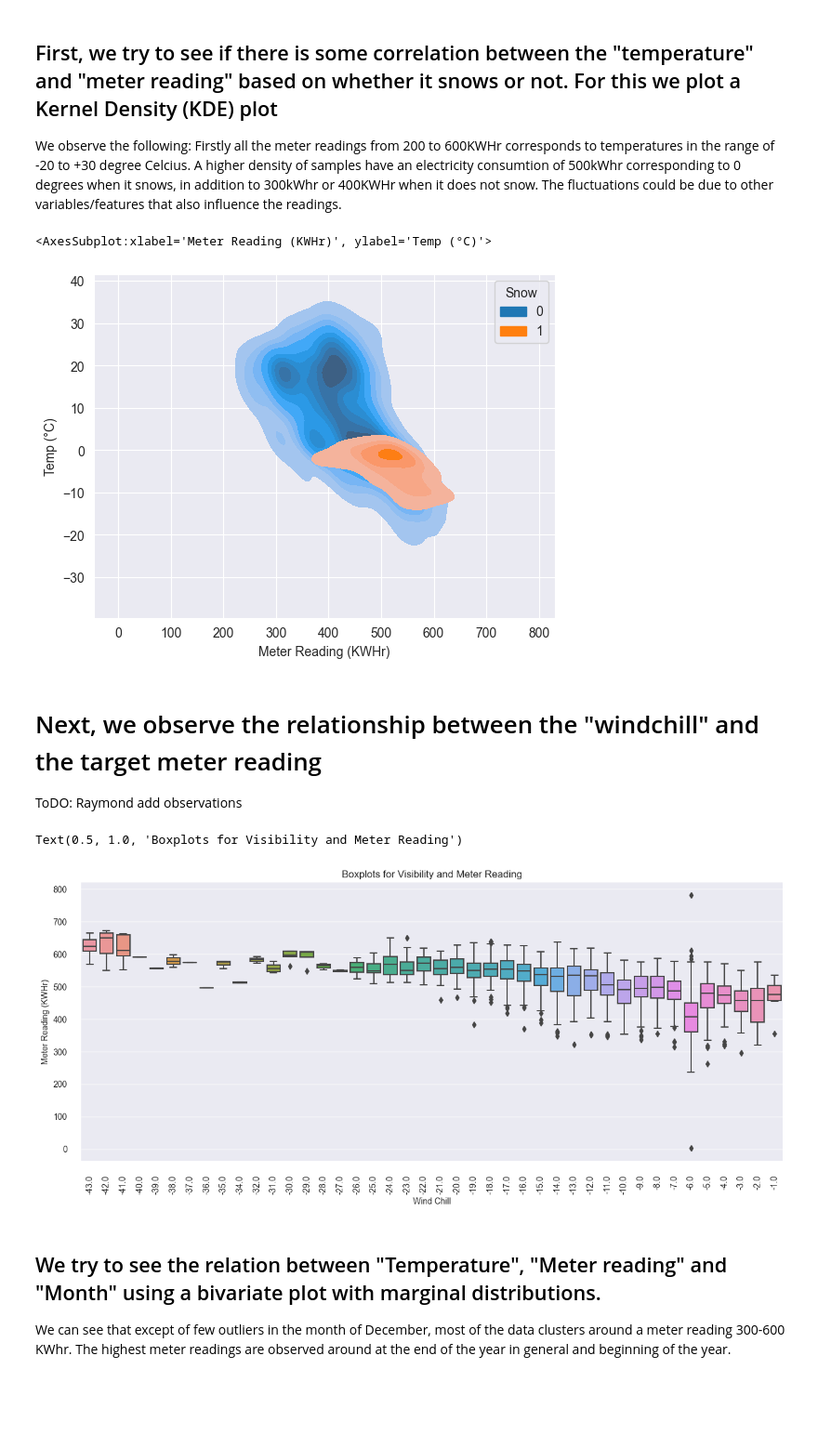
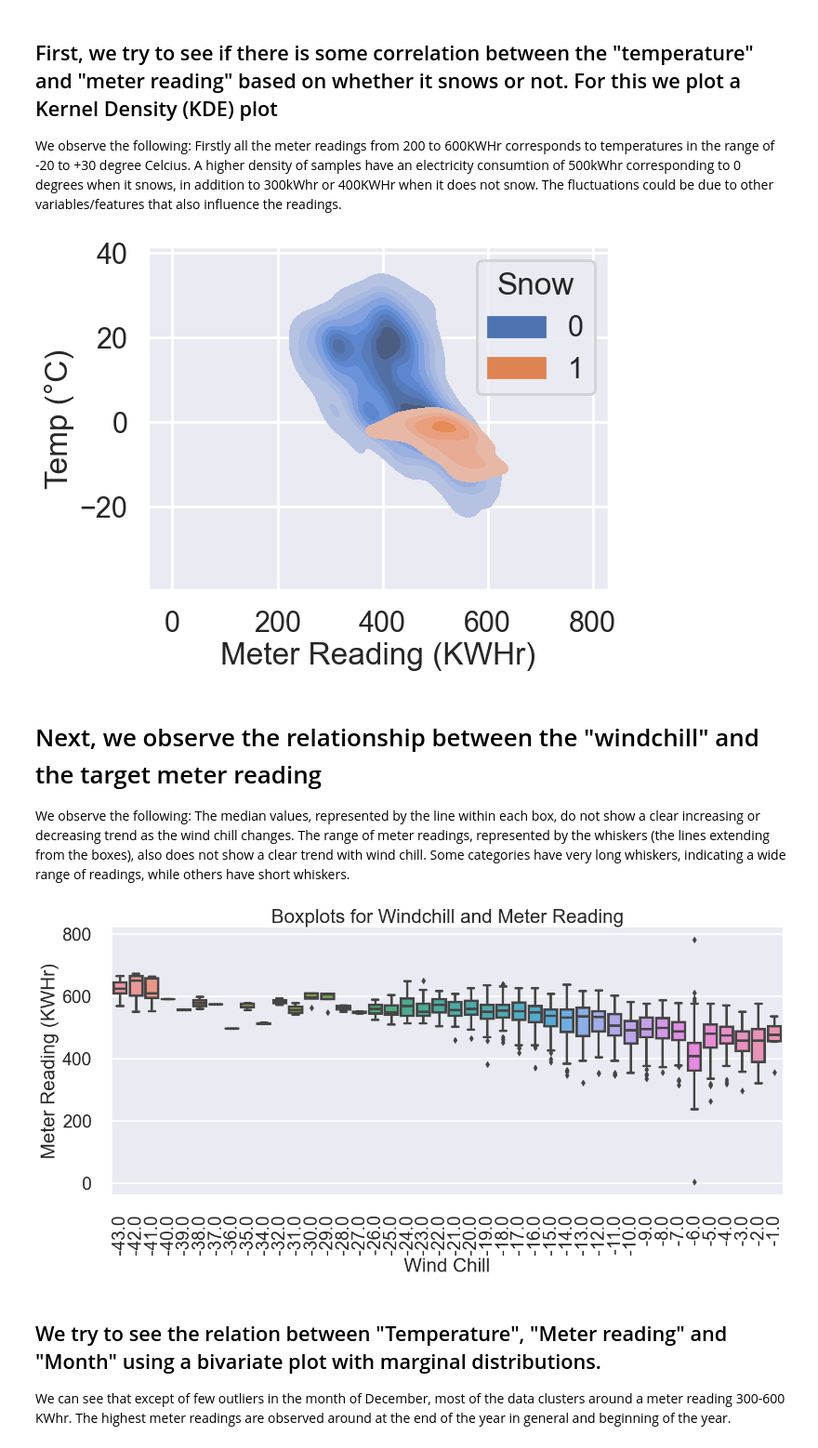
Before and after one commit to edwinthomas444/smart-grid-predictors, a Jupyter notebook: E2E_ML_pipeline.ipynb, the cells around one changed output. Shown at 93% size. Drawn from its saved outputs; the diff is of its cells as text; code cells hidden in the pictures; blank space fills up the shorter version.

Commit message:
migrated to SNS plots, merged explanations, and saved plots to Plots

```diff
--- a/E2E_ML_pipeline.ipynb
+++ b/E2E_ML_pipeline.ipynb
@@ -224,29 +224,30 @@ eda_df = pd.read_csv("Data/eda_newData.csv")
 We observe the following: Firstly all the meter readings from 200 to 600KWHr corresponds to temperatures in the range of -20 to +30 degree Celcius. A higher density of samples have an electricity consumtion of 500kWhr corresponding to 0 degrees when it snows, in addition to 300kWhr or 400KWHr when it does not snow. The fluctuations could be due to other variables/features that also influence the readings.
 # %%
 # bivariate analysis with hue
+sns.set_context("poster")
 sns.set_style('darkgrid')
 sns.kdeplot(data=eda_df, x="Meter Reading (KWHr)", y="Temp (°C)", hue="Snow", fill=True)
+plt.savefig('Plots/kde.png', dpi=300, bbox_inches='tight')
 # %% [output]
-<AxesSubplot:xlabel='Meter Reading (KWHr)', ylabel='Temp (°C)'>
-[figure, old version]
+[figure, new version]
 # %% [markdown]
 # Next, we observe the relationship between the "windchill" and the target meter reading
 
-ToDO: Raymond add observations
+We observe the following: The median values, represented by the line within each box, do not show a clear increasing or decreasing trend as the wind chill changes. The range of meter readings, represented by the whiskers (the lines extending from the boxes), also does not show a clear trend with wind chill. Some categories have very long whiskers, indicating a wide range of readings, while others have short whiskers.
 # %%
 plt.figure(figsize=(15, 6))
 boxplot_data=eda_df
 boxplot_data=boxplot_data.sort_values(by='Wind Chill')
 # Draw a nested boxplot to show bills by day and time
 sns.boxplot(x="Wind Chill", y="Meter Reading (KWHr)",
             data=boxplot_data)
 
 sns.despine(offset=10, trim=True)
 plt.xticks(rotation=90)
-plt.title("Boxplots for Visibility and Meter Reading")
+plt.title("Boxplots for Windchill and Meter Reading")
+plt.savefig('Plots/box.png', dpi=300, bbox_inches='tight')
 # %% [output]
-Text(0.5, 1.0, 'Boxplots for Visibility and Meter Reading')
-[figure, old version]
+[figure, new version]
 # %% [markdown]
 ## We try to see the relation between "Temperature", "Meter reading" and "Month" using a bivariate plot with marginal distributions.
 
```
Also changed, not shown: parts of 10 cells of this notebook, 10 other files.
